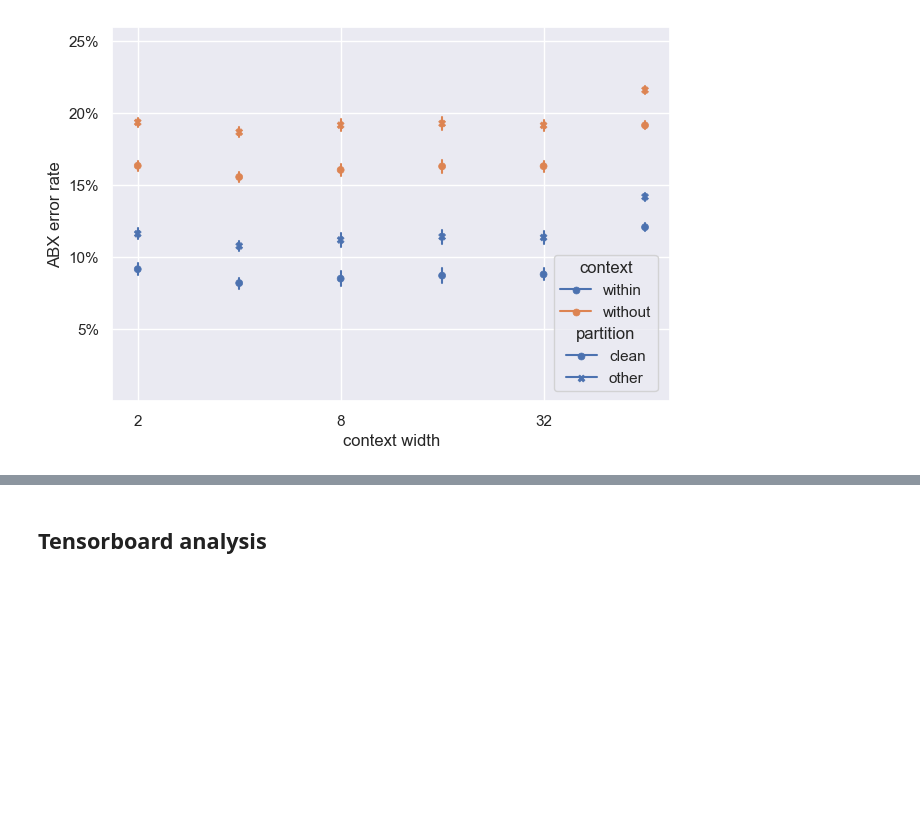
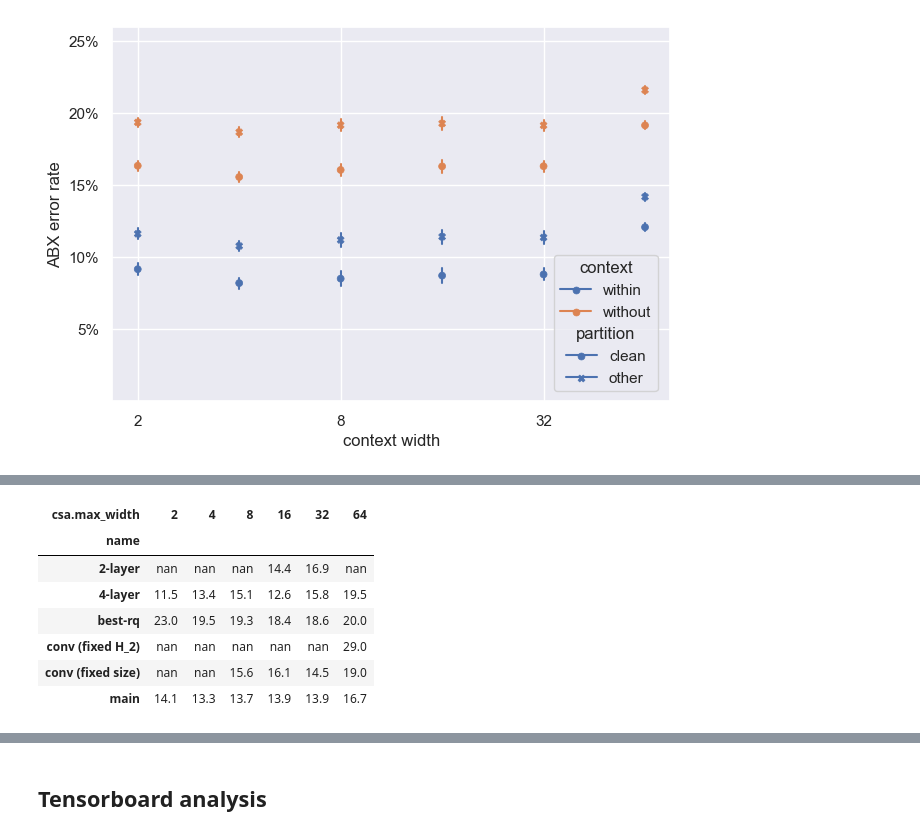
Before and after one commit to sdrobert/scpc, a Jupyter notebook: scripts/analyze.ipynb, the cells around one changed output, grey strips where cells are left out. Saved outputs shown, nothing was run; the diff lists cells and outputs as text; code cells hidden in the pictures; blank space fills up the shorter version.

```diff
--- a/scripts/analyze.ipynb
+++ b/scripts/analyze.ipynb
@@ -276,0 +283,77 @@ fig.savefig("../resources/libriabx_prediction_steps_vs_width.pdf")
+# %%
+# various means for stats table
+# (main can be derived from the above figure)
+
+row2names = {
+    "main": {
+        "cpc.trans2/version_1",
+        "cpc.trans4/version_1",
+        "cpc.trans8/version_2",
+        "cpc.trans16/version_2",
+        "cpc.trans32/version_2",
+        "cpc.trans64/version_2",
+    } | set(f'cpc.trans{w}/version_{v}' for w in (2, 4, 8, 16, 32) for v in range(100, 105)),
+    "2-layer": {
+        "cpc.trans2/version_12",
+        "cpc.trans4/version_12",
+        "cpc.trans8/version_14",
+        "cpc.trans16/version_14",
+        "cpc.trans32/version_12",
+        "cpc.trans64/version_14",
+    },
+    "4-layer": {
+        "cpc.trans2/version_11",
+        "cpc.trans4/version_11",
+        "cpc.trans8/version_13",
+        "cpc.trans16/version_13",
+        "cpc.trans32/version_13",
+        "cpc.trans64/version_13",
+    },
+    "conv (fixed size)": {
+        "cpc.cconv2/verson_1",
+        "cpc.cconv4/version_1",
+        "cpc.cconv8/version_1",
+        "cpc.cconv16/version_1",
+        "cpc.cconv32/version_1",
+        "cpc.cconv64/version_1",
+    },
+    "conv (fixed H_2)": {
+        "cpc.cconv2/verson_2",
+        "cpc.cconv4/version_2",
+        "cpc.cconv8/version_2",
+        "cpc.cconv16/version_2",
+        "cpc.cconv32/version_2",
+        "cpc.cconv64/version_2",
+    },
+    "best-rq": {
+        "bestrq.trans2/version_1",
+        "bestrq.trans4/version_1",
+        "bestrq.trans8/version_1",
+        "bestrq.trans16/version_1",
+        "bestrq.trans32/version_1",
+        "bestrq.trans64/version_1",
+    }
+}
+name2row = dict()
+for row, names in row2names.items():
+    name2row.update((name, row) for name in names)
+
+df = filter_data_equal(dfz, {"zrc.speaker_mode": "within", "zrc.granularity": "phoneme"})
+df = filter_data_in(df, {'name': set(name2row)}).copy()
+
+df['csa.max_width'] = df['csa.max_width'].where(~df['csa.max_width'].isna(), df['cconv.kernel_size']).astype('int')
+
+df['name'] = df['name'].cat.remove_unused_categories().apply(lambda x: name2row[x])
+
+df = pd.pivot_table(df, values='zrc.score', columns='csa.max_width', index='name')
+
+(df * 100).style.format(precision=1)
+# %% [output]
+| csa.max_width | 2 | 4 | 8 | 16 | 32 | 64 |
+| name |  |  |  |  |  |  |
+| 2-layer | nan | nan | nan | 14.4 | 16.9 | nan |
+| 4-layer | 11.5 | 13.4 | 15.1 | 12.6 | 15.8 | 19.5 |
+| best-rq | 23.0 | 19.5 | 19.3 | 18.4 | 18.6 | 20.0 |
+| conv (fixed H_2) | nan | nan | nan | nan | nan | 29.0 |
+| conv (fixed size) | nan | nan | 15.6 | 16.1 | 14.5 | 19.0 |
+| main | 14.1 | 13.3 | 13.7 | 13.9 | 13.9 | 16.7 |
```
Also changed, not shown: parts of 5 cells of this notebook, 3 other files.
